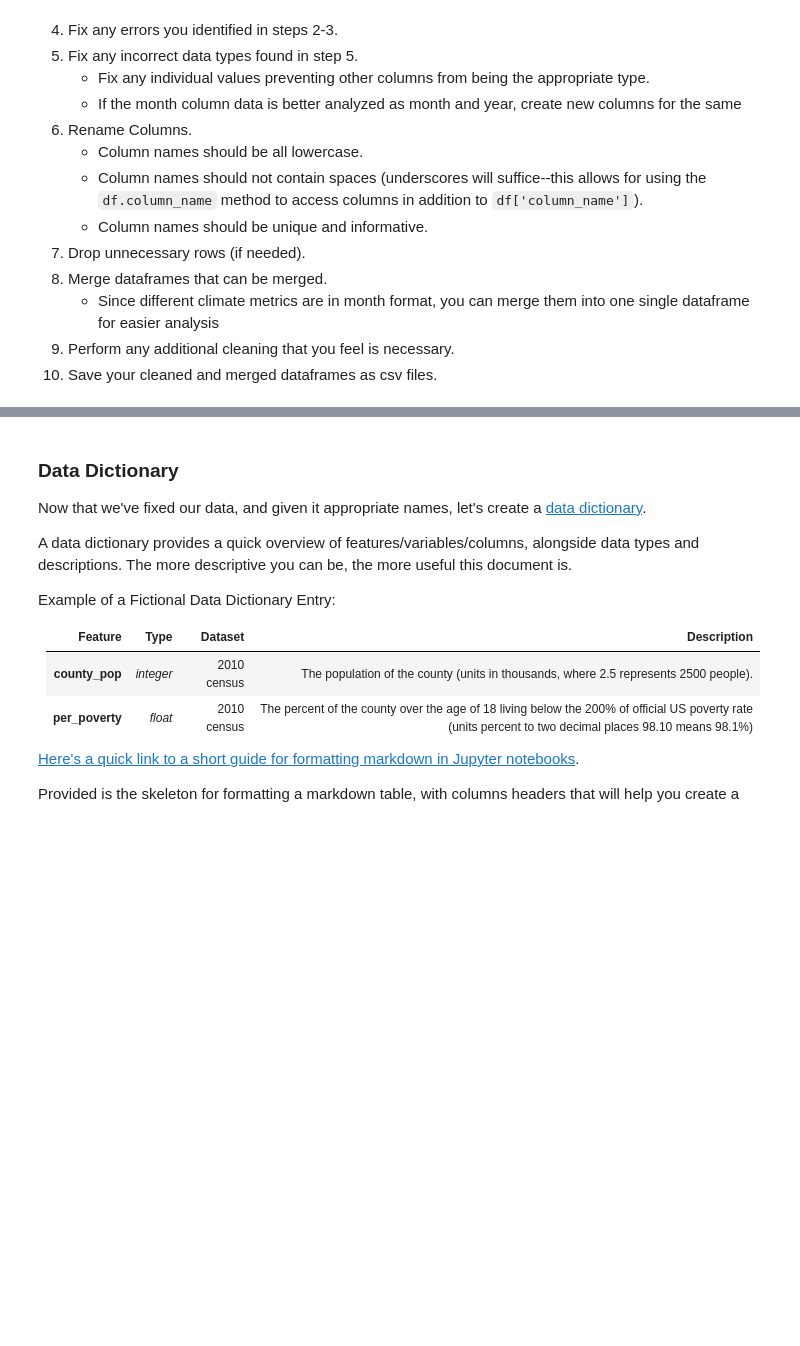
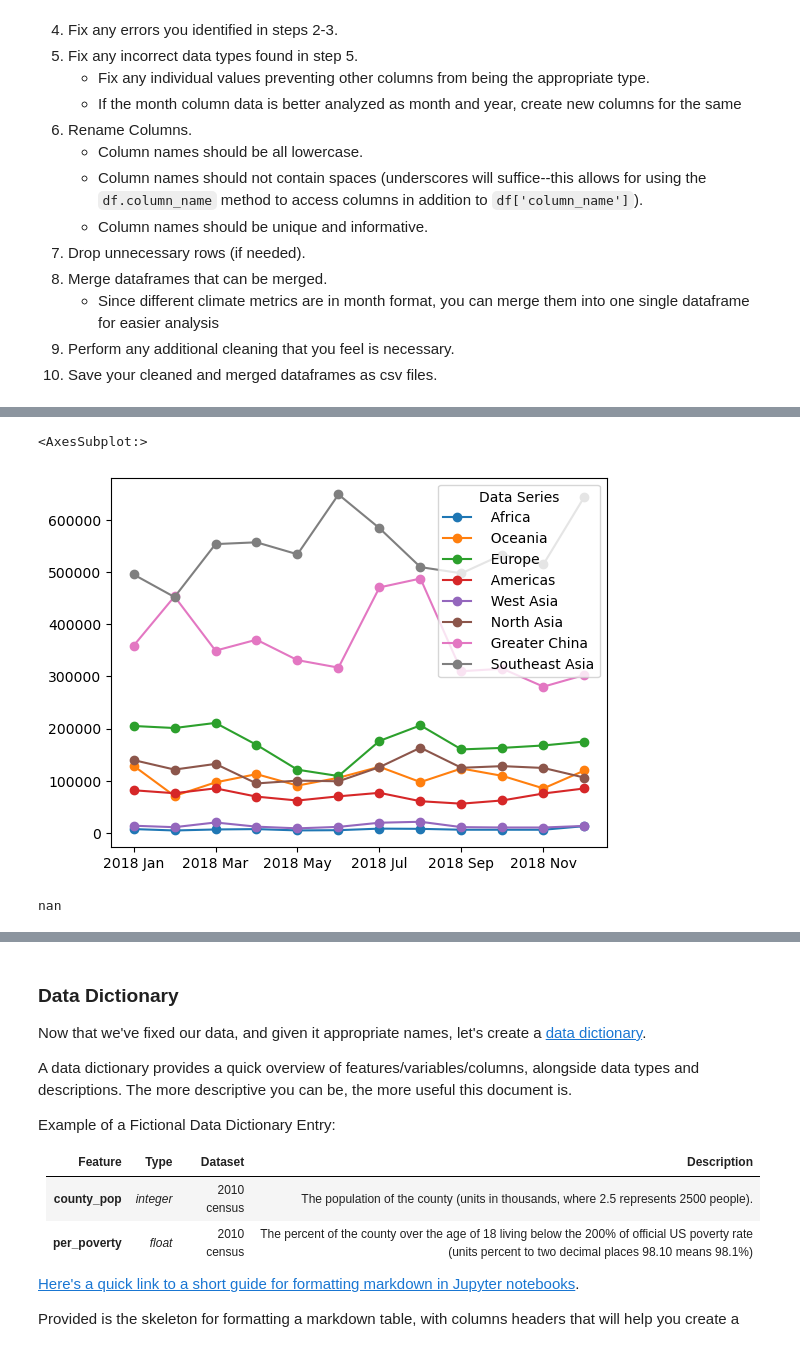
Before and after one commit to altheaxcvii/GA-Labs, a Jupyter notebook: Project 1/code/starter-code.ipynb, the cells around one changed output, grey strips where cells are left out. Cells and saved outputs as stored; diff of their text form; code cells hidden in the pictures; blank space fills up the shorter version.

```diff
--- a/Project 1/code/starter-code.ipynb
+++ b/Project 1/code/starter-code.ipynb
@@ -164,0 +172,9 @@ Name: month, Length: 488, dtype: object
+# %%
+visit_stat_10_by_region = visit_stat_10_by_region.T.iloc[::-1]
+#visit_stat_10_by_regionT = pd.concat([visit_stat_10_by_region.loc['Data Series'].to_frame().T, visit_stat_10_by_region.iloc[:-1,:]])
+# %%
+#visit_stat_10_by_region = visit_stat_10_by_region.T
+
+#visit_stat_10_by_region.columns = visit_stat_10_by_region.loc['Data Series']
+visit_stat_10_by_region = visit_stat_10_by_region.iloc[:-1]
+visit_stat_10_by_region = visit_stat_10_by_region.rename(columns = {'Data Series': 'Year Month'})
@@ -164,0 +213,2 @@ Name: month, Length: 488, dtype: object
+# %%
+visit_stat_10_by_region['Year'] = visit_stat_10_by_region.index
@@ -164,0 +224,2 @@ Name: month, Length: 488, dtype: object
+# %%
+visit_stat_10_by_region[['Year', 'Month']] = visit_stat_10_by_region['Year'].str.split(" ", expand = True)
@@ -164,0 +258,5 @@ Name: month, Length: 488, dtype: object
+# %%
+visit_stat_10_by_region[visit_stat_10_by_region['Year']=='2018'].plot(marker = 'o')
+# %% [output]
+<AxesSubplot:>
+[figure, added]
@@ -164,0 +270,4 @@ Name: month, Length: 488, dtype: object
+# %%
+no_of_rain_monthly[no_of_rain_monthly['year']=='2018']['no_of_rainy_days'].corr(visit_stat_10_by_region[visit_stat_10_by_region['Year']=='2018']['Africa'].astype('int64'))
+# %% [output]
+nan
```
Also changed, not shown: parts of 17 cells of this notebook, 4 other files.
